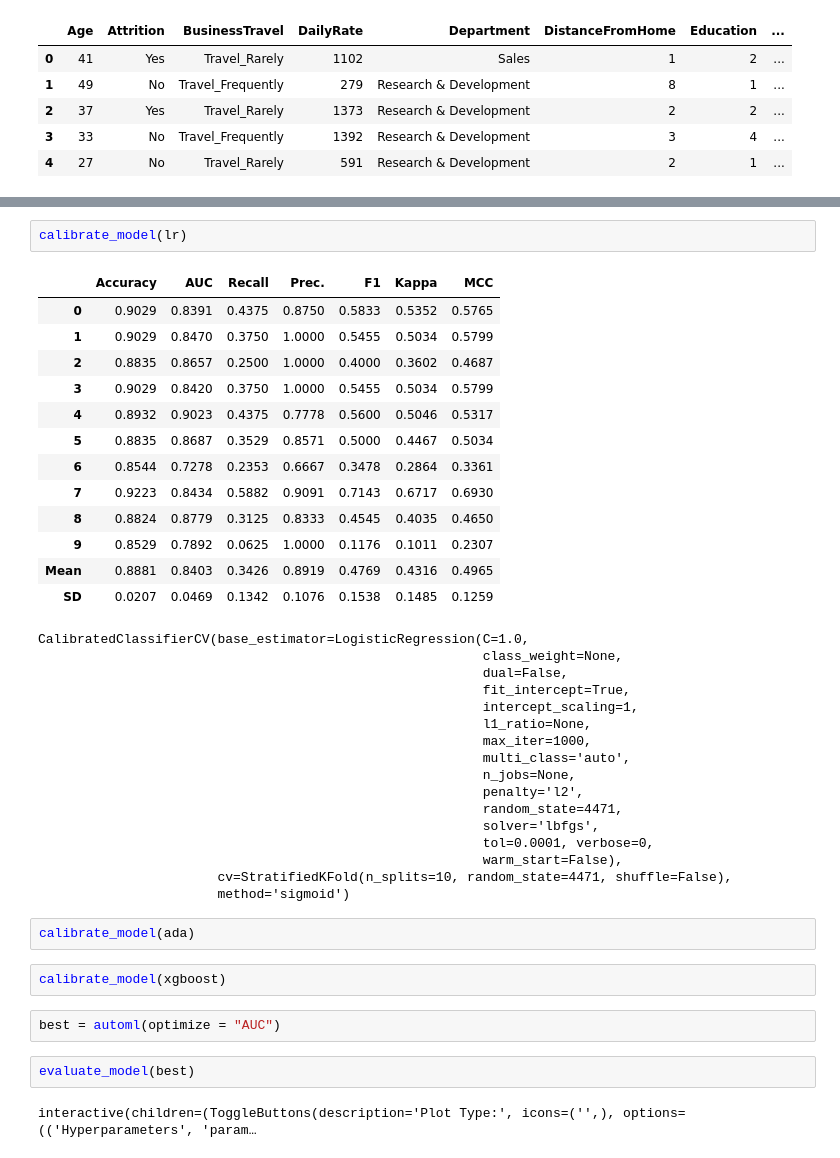
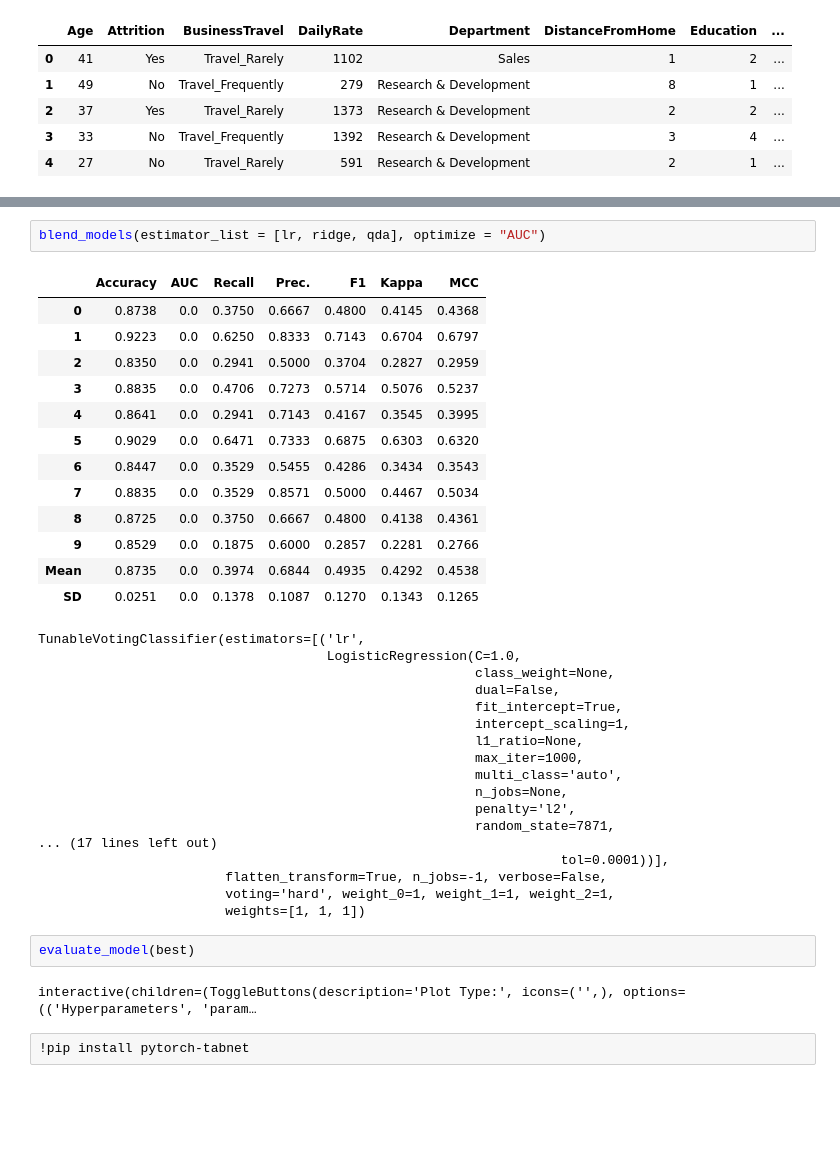
Before and after one commit to Oufattole/HR-Attrition, a Jupyter notebook: Predicting_employee_attrition.ipynb, the cells around one changed output, grey strips where cells are left out. Cells and saved outputs as stored; diff of their text form; blank space fills up the shorter version.

Commit message:
Blending.

```diff
--- a/Predicting_employee_attrition.ipynb
+++ b/Predicting_employee_attrition.ipynb
@@ -174,42 +162,39 @@ lr = create_model("lr")
-# %%
-calibrate_model(lr)
-# %% [output]
-|  | Accuracy | AUC | Recall | Prec. | F1 | Kappa | MCC |
-| 0 | 0.9029 | 0.8391 | 0.4375 | 0.8750 | 0.5833 | 0.5352 | 0.5765 |
-| 1 | 0.9029 | 0.8470 | 0.3750 | 1.0000 | 0.5455 | 0.5034 | 0.5799 |
-| 2 | 0.8835 | 0.8657 | 0.2500 | 1.0000 | 0.4000 | 0.3602 | 0.4687 |
-| 3 | 0.9029 | 0.8420 | 0.3750 | 1.0000 | 0.5455 | 0.5034 | 0.5799 |
-| 4 | 0.8932 | 0.9023 | 0.4375 | 0.7778 | 0.5600 | 0.5046 | 0.5317 |
-| 5 | 0.8835 | 0.8687 | 0.3529 | 0.8571 | 0.5000 | 0.4467 | 0.5034 |
-| 6 | 0.8544 | 0.7278 | 0.2353 | 0.6667 | 0.3478 | 0.2864 | 0.3361 |
-| 7 | 0.9223 | 0.8434 | 0.5882 | 0.9091 | 0.7143 | 0.6717 | 0.6930 |
-| 8 | 0.8824 | 0.8779 | 0.3125 | 0.8333 | 0.4545 | 0.4035 | 0.4650 |
-| 9 | 0.8529 | 0.7892 | 0.0625 | 1.0000 | 0.1176 | 0.1011 | 0.2307 |
-| Mean | 0.8881 | 0.8403 | 0.3426 | 0.8919 | 0.4769 | 0.4316 | 0.4965 |
-| SD | 0.0207 | 0.0469 | 0.1342 | 0.1076 | 0.1538 | 0.1485 | 0.1259 |
-CalibratedClassifierCV(base_estimator=LogisticRegression(C=1.0,
-                                                         class_weight=None,
-                                                         dual=False,
-                                                         fit_intercept=True,
-                                                         intercept_scaling=1,
-                                                         l1_ratio=None,
-                                                         max_iter=1000,
-                                                         multi_class='auto',
-                                                         n_jobs=None,
-                                                         penalty='l2',
-                                                         random_state=4471,
-                                                         solver='lbfgs',
-                                                         tol=0.0001, verbose=0,
-                                                         warm_start=False),
-                       cv=StratifiedKFold(n_splits=10, random_state=4471, shuffle=False),
-                       method='sigmoid')
-# %%
-calibrate_model(ada)
-# %%
-calibrate_model(xgboost)
-# %%
-best = automl(optimize = "AUC")
+# %%
+blend_models(estimator_list = [lr, ridge, qda], optimize = "AUC")
+# %% [output]
+|  | Accuracy | AUC | Recall | Prec. | F1 | Kappa | MCC |
+| 0 | 0.8738 | 0.0 | 0.3750 | 0.6667 | 0.4800 | 0.4145 | 0.4368 |
+| 1 | 0.9223 | 0.0 | 0.6250 | 0.8333 | 0.7143 | 0.6704 | 0.6797 |
+| 2 | 0.8350 | 0.0 | 0.2941 | 0.5000 | 0.3704 | 0.2827 | 0.2959 |
+| 3 | 0.8835 | 0.0 | 0.4706 | 0.7273 | 0.5714 | 0.5076 | 0.5237 |
+| 4 | 0.8641 | 0.0 | 0.2941 | 0.7143 | 0.4167 | 0.3545 | 0.3995 |
+| 5 | 0.9029 | 0.0 | 0.6471 | 0.7333 | 0.6875 | 0.6303 | 0.6320 |
+| 6 | 0.8447 | 0.0 | 0.3529 | 0.5455 | 0.4286 | 0.3434 | 0.3543 |
+| 7 | 0.8835 | 0.0 | 0.3529 | 0.8571 | 0.5000 | 0.4467 | 0.5034 |
+| 8 | 0.8725 | 0.0 | 0.3750 | 0.6667 | 0.4800 | 0.4138 | 0.4361 |
+| 9 | 0.8529 | 0.0 | 0.1875 | 0.6000 | 0.2857 | 0.2281 | 0.2766 |
+| Mean | 0.8735 | 0.0 | 0.3974 | 0.6844 | 0.4935 | 0.4292 | 0.4538 |
+| SD | 0.0251 | 0.0 | 0.1378 | 0.1087 | 0.1270 | 0.1343 | 0.1265 |
+TunableVotingClassifier(estimators=[('lr',
+                                     LogisticRegression(C=1.0,
+                                                        class_weight=None,
+                                                        dual=False,
+                                                        fit_intercept=True,
+                                                        intercept_scaling=1,
+                                                        l1_ratio=None,
+                                                        max_iter=1000,
+                                                        multi_class='auto',
+                                                        n_jobs=None,
+                                                        penalty='l2',
+                                                        random_state=7871,
+... (17 lines left out)
+                                                                   tol=0.0001))],
+                        flatten_transform=True, n_jobs=-1, verbose=False,
+                        voting='hard', weight_0=1, weight_1=1, weight_2=1,
+                        weights=[1, 1, 1])
 # %%
 evaluate_model(best)
 # %% [output]
 interactive(children=(ToggleButtons(description='Plot Type:', icons=('',), options=(('Hyperparameters', 'param…
+# %%
+!pip install pytorch-tabnet
```
Also changed, not shown: parts of 8 cells of this notebook.
